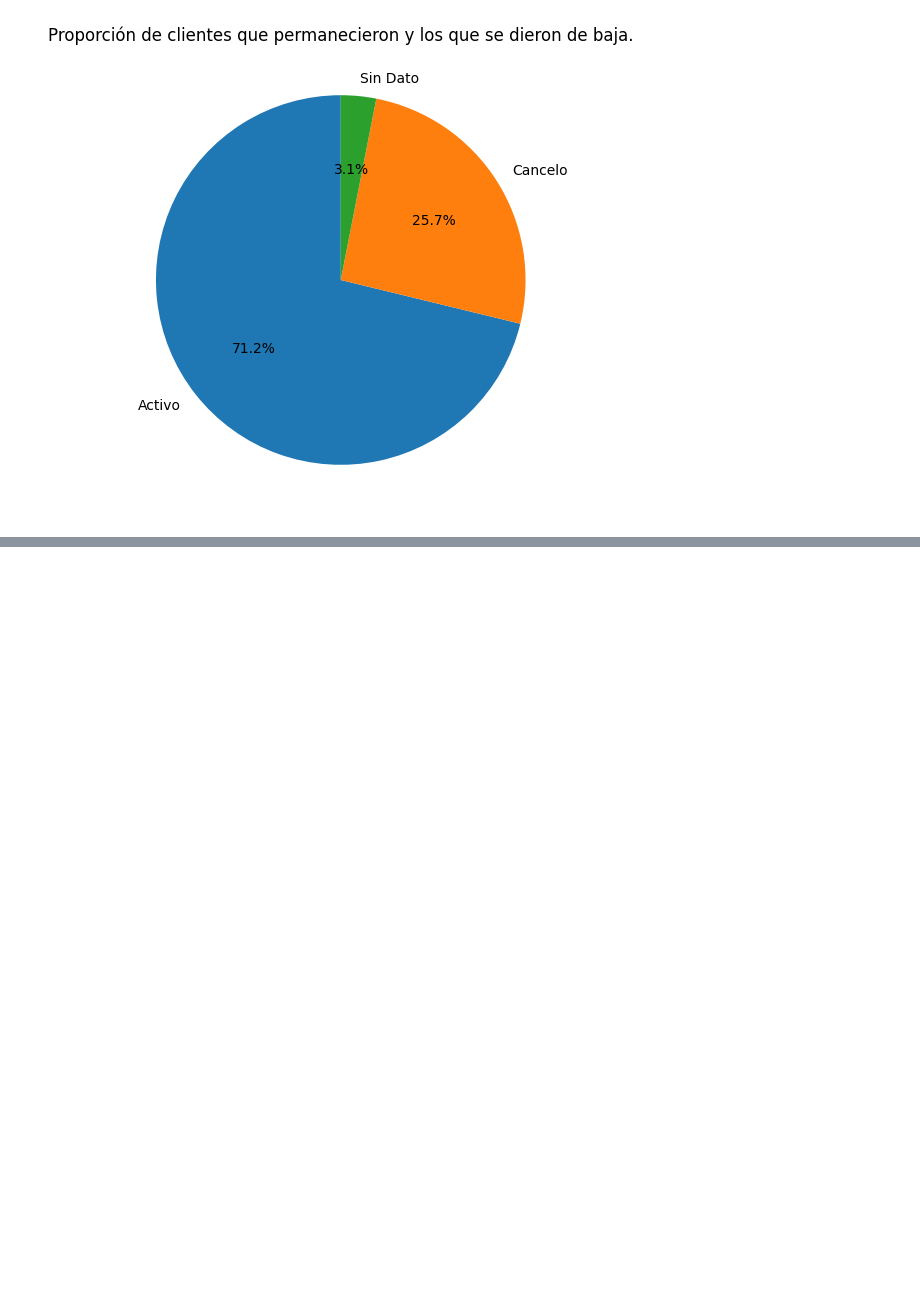
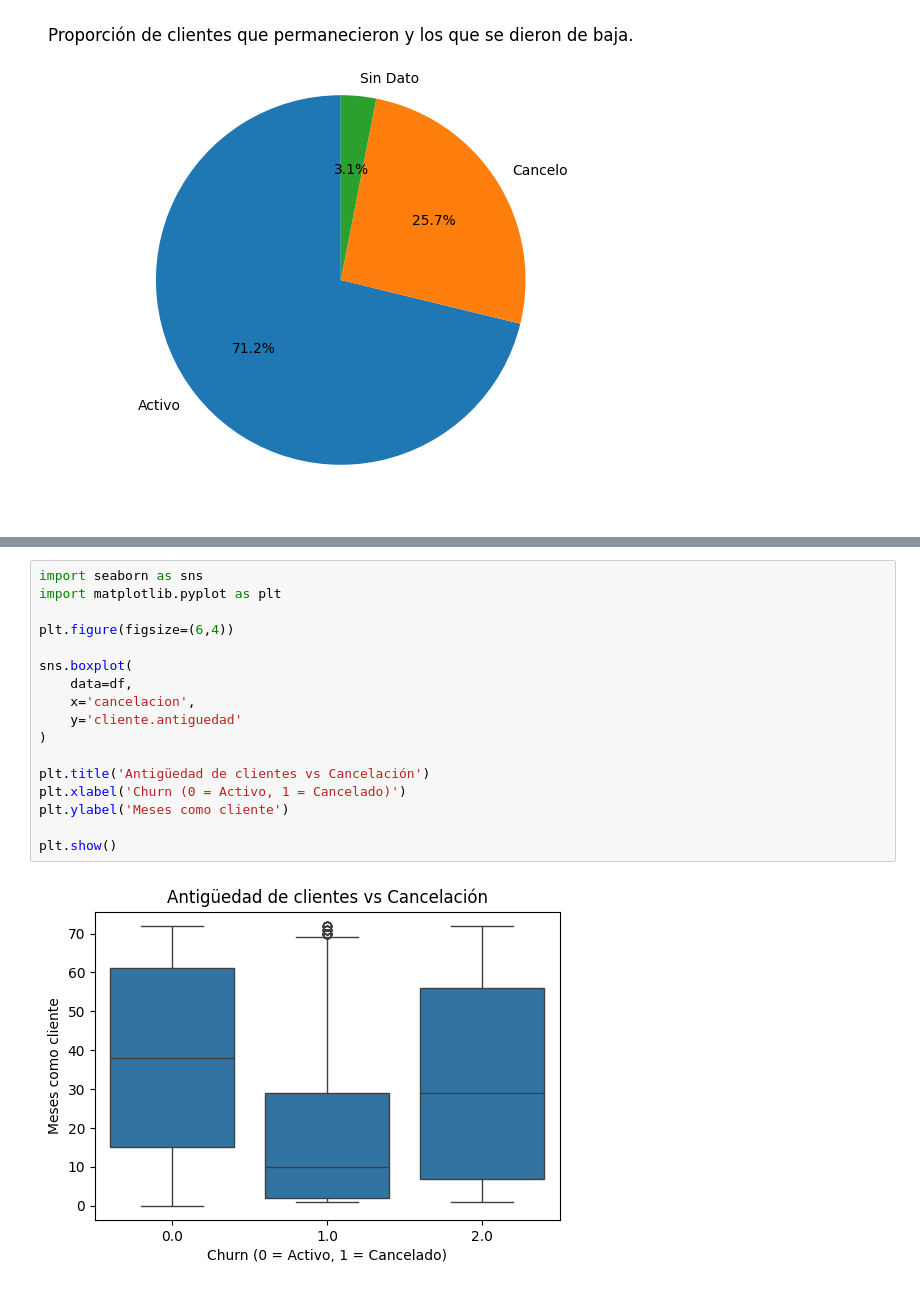
Before and after one commit to patinohoyosgisell/Challenge_Telecom_X, a Jupyter notebook: Challenge_Telecom_XV1.ipynb, the cells around one changed output, grey strips where cells are left out. Drawn from its saved outputs; the diff is of its cells as text; blank space fills up the shorter version.

```diff
--- a/Challenge_Telecom_XV1.ipynb
+++ b/Challenge_Telecom_XV1.ipynb
@@ -351,0 +427,19 @@ plt.show()
+# %%
+import seaborn as sns
+import matplotlib.pyplot as plt
+
+plt.figure(figsize=(6,4))
+
+sns.boxplot(
+    data=df,
+    x='cancelacion',
+    y='cliente.antiguedad'
+)
+
+plt.title('Antigüedad de clientes vs Cancelación')
+plt.xlabel('Churn (0 = Activo, 1 = Cancelado)')
+plt.ylabel('Meses como cliente')
+
+plt.show()
+# %% [output]
+[figure, added]
```
Also changed, not shown: parts of 36 cells of this notebook.
